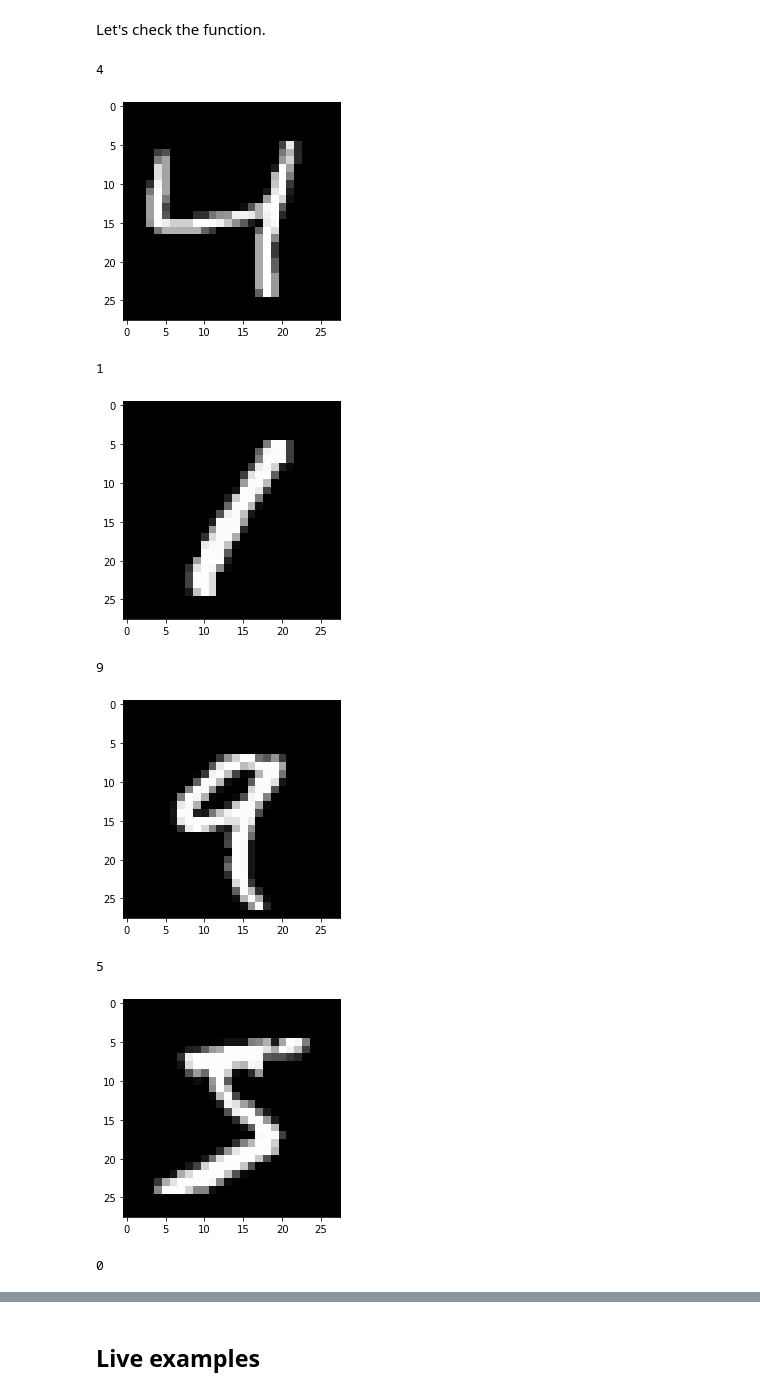
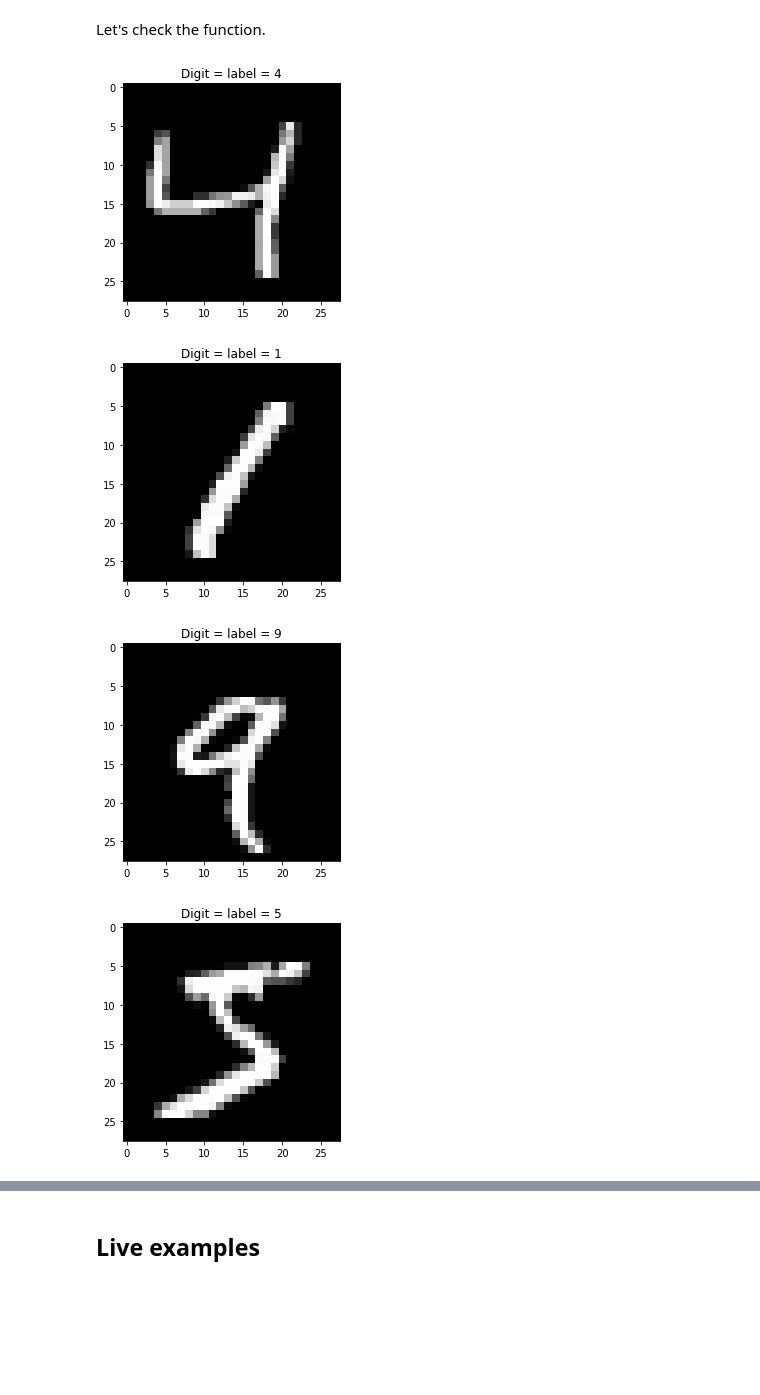
Before and after one commit to Synthaze/EpyNN, a Jupyter notebook: nnlive/captcha_mnist/prepare_dataset.ipynb, the cells around one changed output, grey strips where cells are left out. Saved outputs shown, nothing was run; the diff lists cells and outputs as text; code cells hidden in the pictures; blank space fills up the shorter version.

```diff
--- a/nnlive/captcha_mnist/prepare_dataset.ipynb
+++ b/nnlive/captcha_mnist/prepare_dataset.ipynb
@@ -58,0 +101,21 @@ download_mnist()
+# %%
+img_file = gzip.open('data/train-images-idx3-ubyte.gz')
+
+header = img_file.read(16)  # Read the first 16 bytes
+
+print(header)               # As bytes
+print(list(header))         # As integers
+print(len(list(header)))    # 16 integers over 16 bytes
+
+print(header[8:12])         # Number of rows
+print(list(header[8:12]))   # To integers
+
+image_size = int.from_bytes(header[8:12], byteorder='big')
+print(image_size)
+
+sample_1_bytes = img_file.read(image_size * image_size * 1)
+sample_1 = np.frombuffer(sample_1_bytes, dtype=np.uint8).astype(np.float32)
+
+np.set_printoptions(linewidth=np.inf)  # Disable line wrapping on array print
+
+print(sample_1.reshape(image_size, image_size))    # Reshape 1D array into 2D
@@ -102,18 +187,12 @@ Let's check the function.
 # %%
 X_features, Y_label = prepare_dataset(N_SAMPLES=5)
 
 for features, label in zip(X_features, Y_label):
-    print(label)
-
     plt.imshow(features, cmap='gray')
+    plt.title('Digit = label = %s' % label)
     plt.show()
 # %% [output]
-4
-[figure, old version]
+[figure, new version]
-1
-[figure, old version]
+[figure, new version]
-9
-[figure, old version]
+[figure, new version]
-5
-[figure, old version]
+[figure, new version]
-0
```
Also changed, not shown: parts of 15 cells of this notebook, 5 other files.
